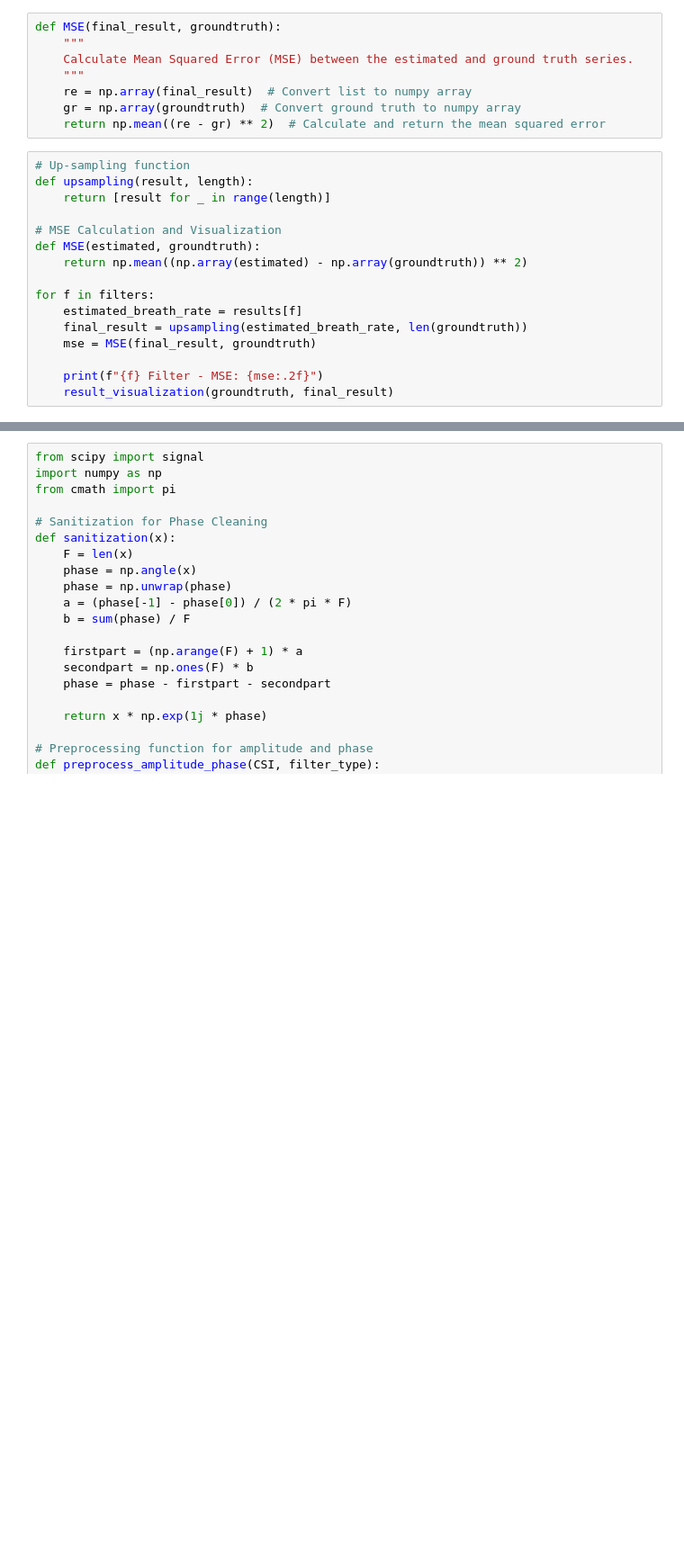
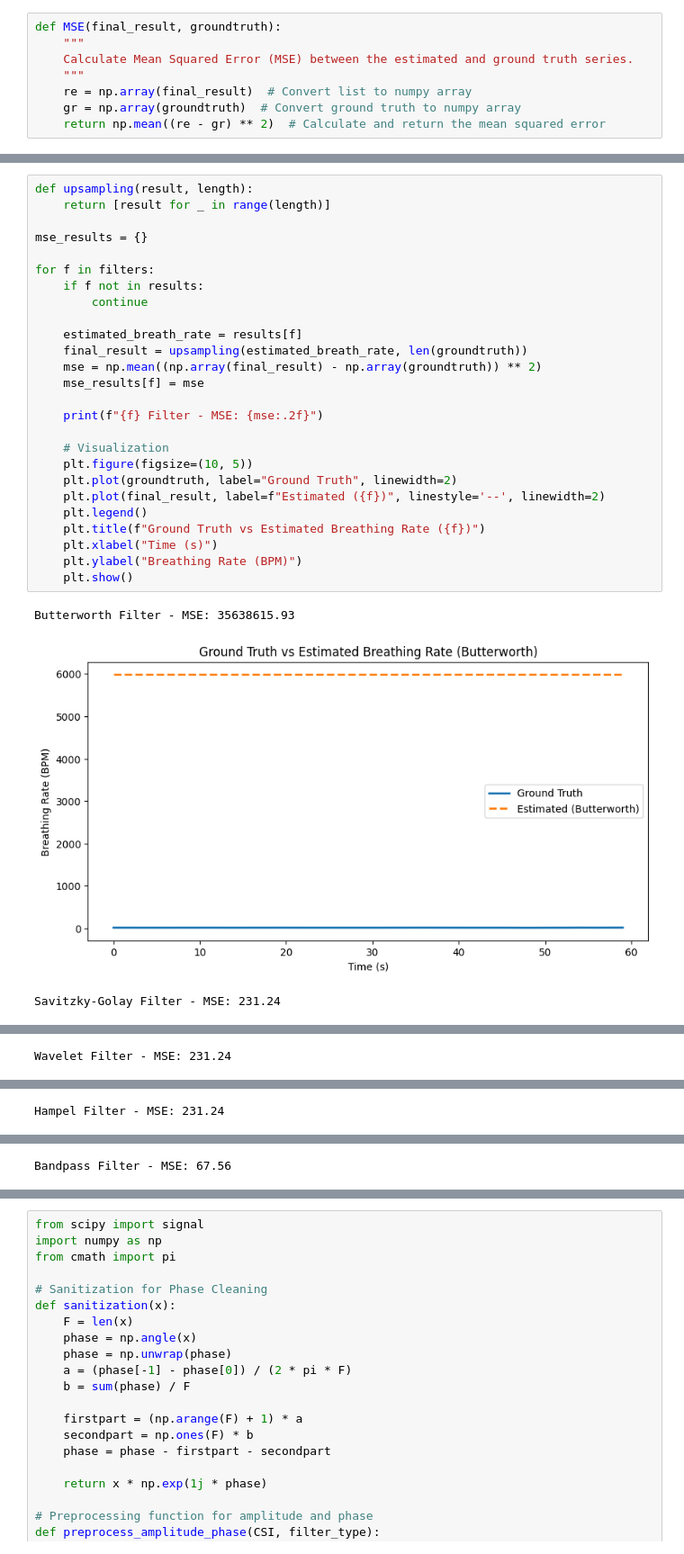
Before and after one commit to Binwakil/CSI_wiBreathRate, a Jupyter notebook: MultipleFilters.ipynb, the cells around one changed output, grey strips where cells are left out. Shown at 90% size. Drawn from its saved outputs; the diff is of its cells as text; blank space fills up the shorter version.

```diff
--- a/MultipleFilters.ipynb
+++ b/MultipleFilters.ipynb
@@ -191,19 +210,3 @@ def MSE(final_result, groundtruth):
     re = np.array(final_result)  # Convert list to numpy array
     gr = np.array(groundtruth)  # Convert ground truth to numpy array
     return np.mean((re - gr) ** 2)  # Calculate and return the mean squared error
-# %%
-# Up-sampling function
-def upsampling(result, length):
-    return [result for _ in range(length)]
-
-# MSE Calculation and Visualization
-def MSE(estimated, groundtruth):
-    return np.mean((np.array(estimated) - np.array(groundtruth)) ** 2)
-
-for f in filters:
-    estimated_breath_rate = results[f]
-    final_result = upsampling(estimated_breath_rate, len(groundtruth))
-    mse = MSE(final_result, groundtruth)
-
-    print(f"{f} Filter - MSE: {mse:.2f}")
-    result_visualization(groundtruth, final_result)
@@ -225,0 +213,30 @@ Visualization saved at: Visualization/breath_rate_comparison_with_annotations.pn
+# %%
+def upsampling(result, length):
+    return [result for _ in range(length)]
+
+mse_results = {}
+
+for f in filters:
+    if f not in results:
+        continue
+
+    estimated_breath_rate = results[f]
+    final_result = upsampling(estimated_breath_rate, len(groundtruth))
+    mse = np.mean((np.array(final_result) - np.array(groundtruth)) ** 2)
+    mse_results[f] = mse
+
+    print(f"{f} Filter - MSE: {mse:.2f}")
+
+    # Visualization
+    plt.figure(figsize=(10, 5))
+    plt.plot(groundtruth, label="Ground Truth", linewidth=2)
+    plt.plot(final_result, label=f"Estimated ({f})", linestyle='--', linewidth=2)
+    plt.legend()
+    plt.title(f"Ground Truth vs Estimated Breathing Rate ({f})")
+    plt.xlabel("Time (s)")
+    plt.ylabel("Breathing Rate (BPM)")
+    plt.show()
+# %% [output]
+Butterworth Filter - MSE: 35638615.93
+[figure, added]
+Savitzky-Golay Filter - MSE: 231.24
@@ -225,0 +244 @@ Visualization saved at: Visualization/breath_rate_comparison_with_annotations.pn
+Wavelet Filter - MSE: 231.24
@@ -225,0 +246 @@ Visualization saved at: Visualization/breath_rate_comparison_with_annotations.pn
+Hampel Filter - MSE: 231.24
@@ -225,0 +248 @@ Visualization saved at: Visualization/breath_rate_comparison_with_annotations.pn
+Bandpass Filter - MSE: 67.56
```
Also changed, not shown: parts of 8 cells of this notebook, 18 other files.
